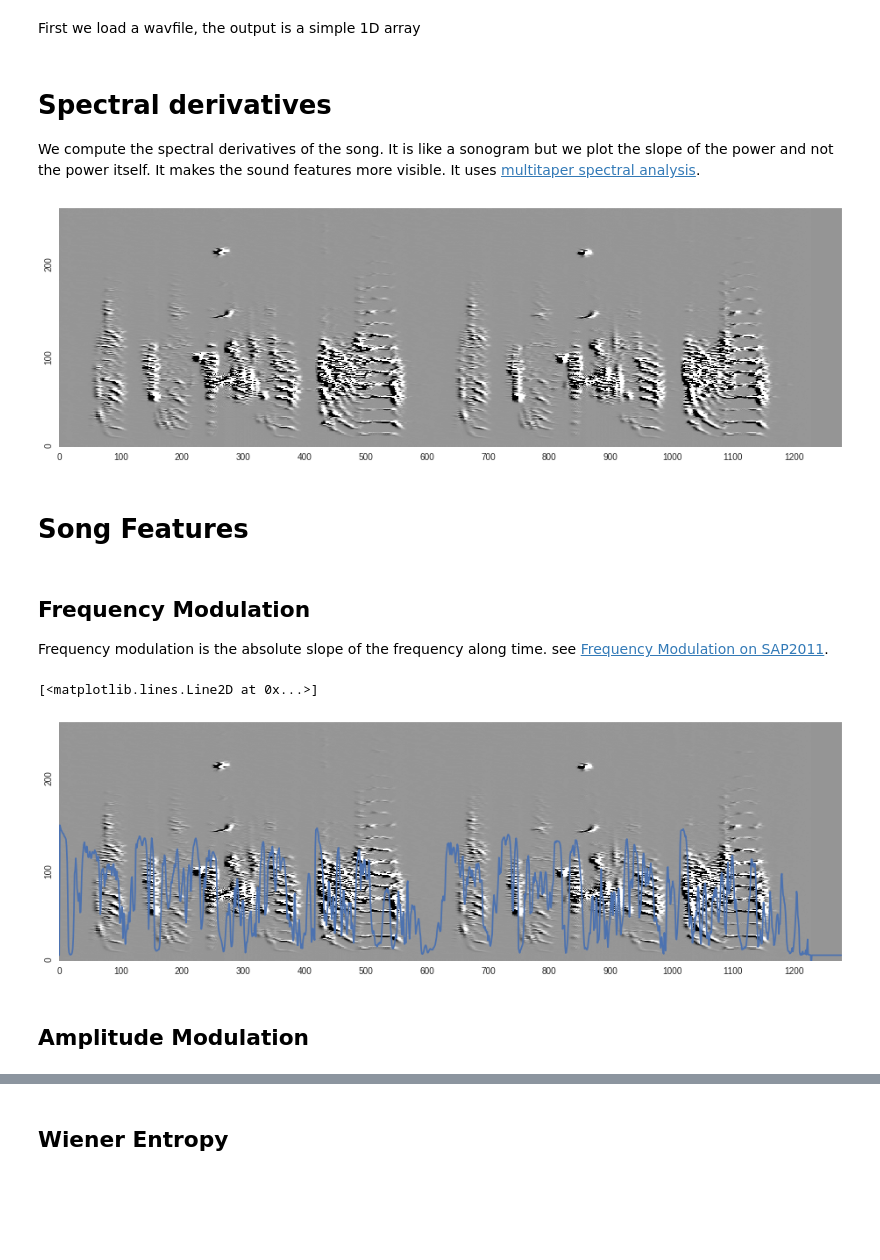
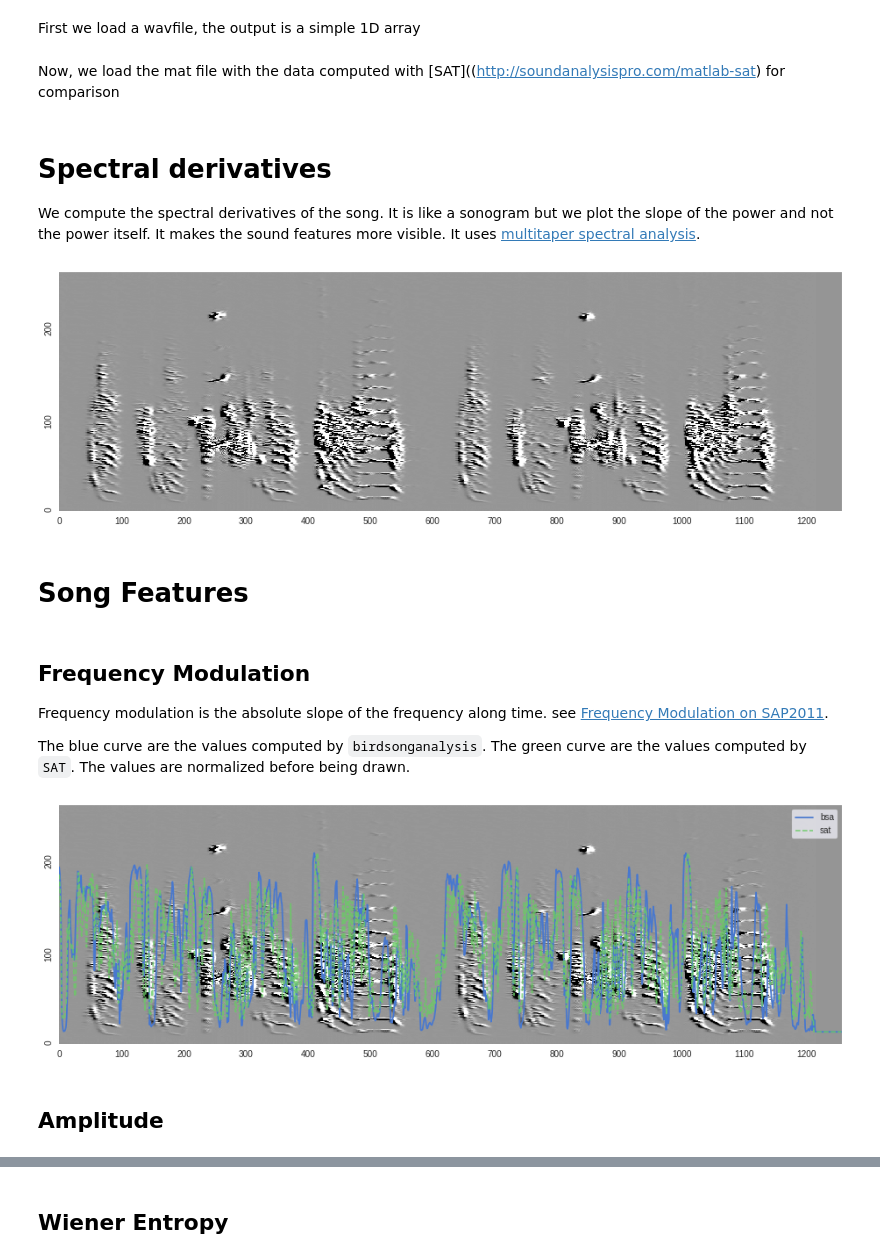
Before and after one commit to PaulEcoffet/birdsonganalysis, a Jupyter notebook: notebooks/Bird Song Analysis Notebook.ipynb, the cells around one changed output, grey strips where cells are left out. Cells and saved outputs as stored; diff of their text form; code cells hidden in the pictures; blank space fills up the shorter version.

```diff
--- a/notebooks/Bird Song Analysis Notebook.ipynb
+++ b/notebooks/Bird Song Analysis Notebook.ipynb
@@ -14,8 +16,15 @@ from scipy.io import wavfile
 import birdsonganalysis as bsa
+# %%
+sns.set_palette('muted')
 # %% [markdown]
 First we load a wavfile, the output is a simple 1D array
 # %%
 sr, sig = wavfile.read('../songs/simple.wav')
+# %% [markdown]
+Now, we load the mat file with the data computed with [SAT]((http://soundanalysispro.com/matlab-sat) for comparison
+# %%
+sat = matlab.loadmat('../birdsonganalysis/tests/simple.mat',
+                                  squeeze_me=True, struct_as_record=False)['simple']
 # %% [markdown]
 # Spectral derivatives
 
@@ -23,29 +32,32 @@ We compute the spectral derivatives of the song. It is like a sonogram but we pl
 # %%
 spec_der = bsa.spectral_derivs(sig)
 # %%
-contrast = 0.008  # A smaller contrast saturates more but makes visible less saillant changes in the song spectrogram
+contrast = 0.02  # A smaller contrast saturates more but makes visible less saillant changes in the song spectrogram
 
 fig = plt.figure(figsize=(16, 5))
 ax = fig.gca()
 ax = bsa.spectral_derivs_plot(spec_der, contrast, ax)  # Draws the spectral derivatives on the `ax`
 plt.show(fig)
 # %% [output]
-[figure, old version]
+[figure, new version]
 # %% [markdown]
 # Song Features
 # %% [markdown]
 ## Frequency Modulation
 
 Frequency modulation is the absolute slope of the frequency along time. see [Frequency Modulation on SAP2011](http://soundanalysispro.com/manual-1/chapter-4-the-song-features-of-sap2/frequency-amplitude-modulation).
+
+The blue curve are the values computed by `birdsonganalysis`. The green curve are the values computed by `SAT`. The values are normalized before being drawn.
 # %%
 fig = plt.figure(figsize=(16, 5))
 ax = fig.gca()
 ax = bsa.spectral_derivs_plot(spec_der, contrast, ax)
 fm = bsa.song_frequency_modulation(sig)
-nfm = fm / (np.max(fm) - np.min(fm))
-ax.plot(250-150*nfm)
+ax = bsa.plot_over_spec(fm, ax, label='bsa')
+ax = bsa.plot_over_spec(sat.FM, ax, label='sat', alpha=0.8, ls='--')
+ax.legend(frameon=True)
+plt.show(fig)
 # %% [output]
-[<matplotlib.lines.Line2D at 0x...>]
-[figure, old version]
+[figure, new version]
 # %% [markdown]
-## Amplitude Modulation
+## Amplitude
```
Also changed, not shown: parts of 8 cells of this notebook, 3 other files.
